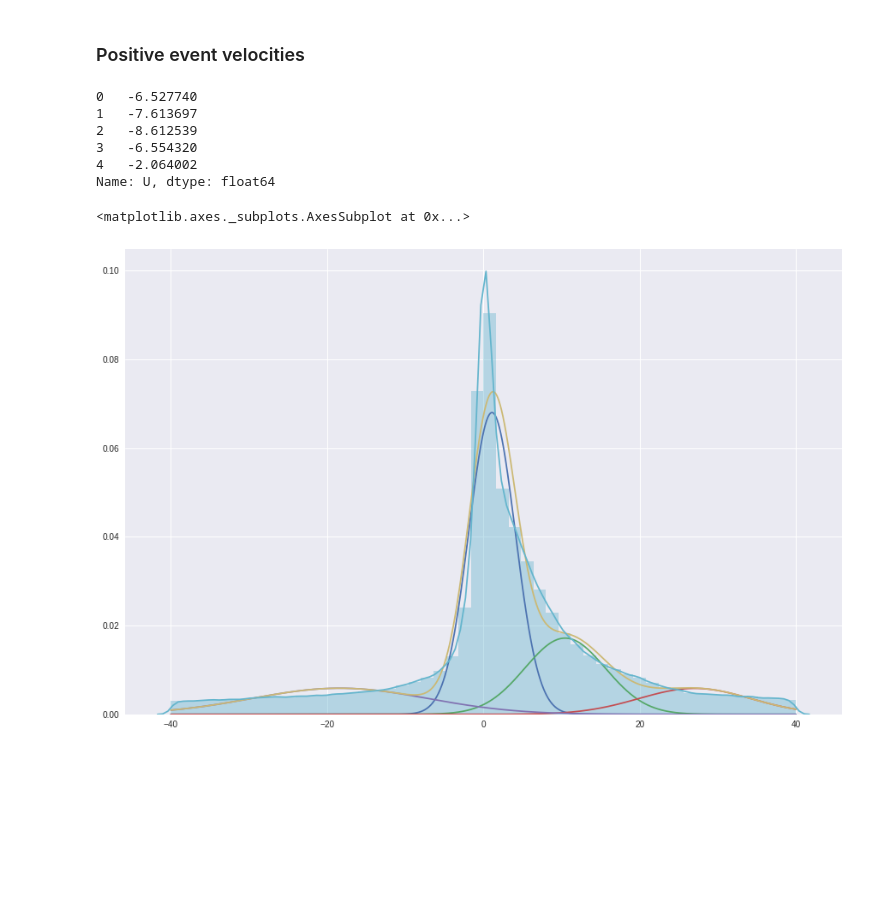
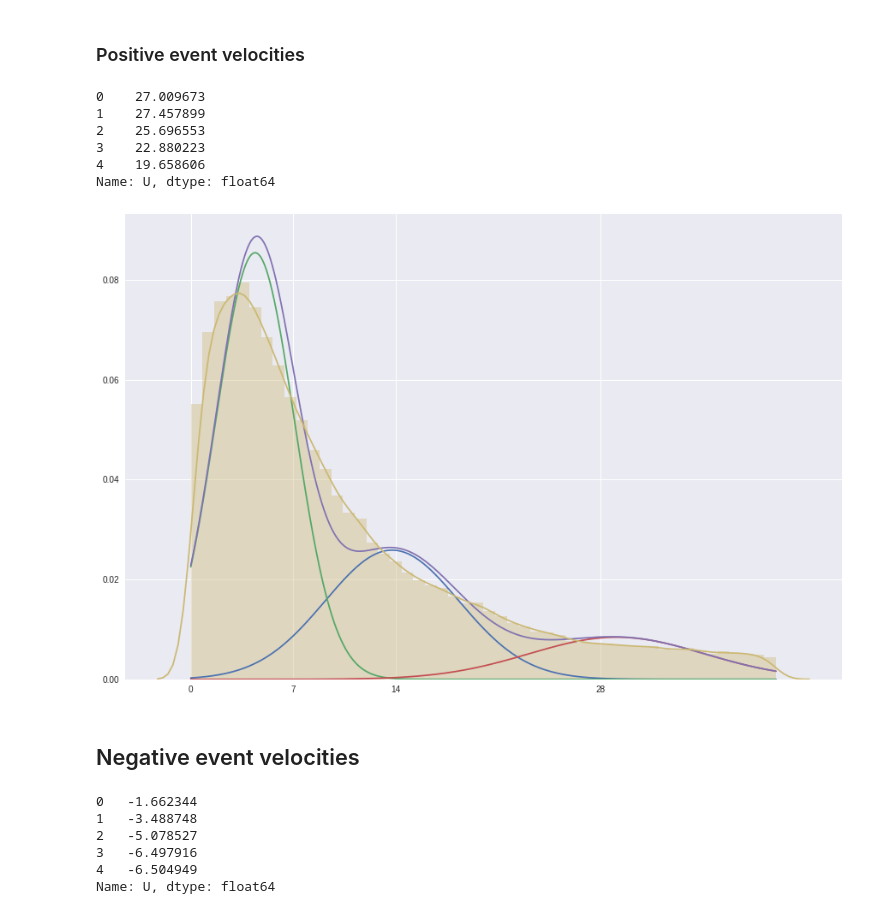
Before and after one commit to alTeska/VR_Acuity, a Jupyter notebook: notebooks/SRB_gauss_0205.ipynb, the cells around one changed output. Cells and saved outputs as stored; diff of their text form; code cells hidden in the pictures; blank space fills up the shorter version.

Commit message:
3 gaussian options

```diff
--- a/notebooks/SRB_gauss_0205.ipynb
+++ b/notebooks/SRB_gauss_0205.ipynb
@@ -195,7 +116,7 @@ plt.show()
 [figure]
 # %%
 # fit models with 1-10 components
-N = np.arange(1, 7)
+N = np.arange(1, 8)
 models = [None for i in range(len(N))]
 
 data = data.reshape(-1, 1)
@@ -234,0 +160,4 @@ sns.distplot(data)
+# %%
+data = data.reshape(-1, 1)
+model = sklearn.mixture.GaussianMixture(6).fit(data)
+fitted = model
@@ -235,19 +185,19 @@ sns.distplot(data)
 # %% [markdown]
 ### Positive event velocities
 # %%
-maskplus = (rat_s.visible == True) & (np.abs(rat_s.U) < 40) & (rat_s.speed >= 0) & (np.abs(rat_s.U) >= 0)
+maskplus = (rat_s.visible == True) & (np.abs(rat_s.U) < 40) & (rat_s.speed > 0) & (rat_s.U > 0)
 data = rat_s[maskplus].reset_index().U
 data.head()
 # %% [output]
-0   -6.527740
-1   -7.613697
-2   -8.612539
-3   -6.554320
-4   -2.064002
+0    27.009673
+1    27.457899
+2    25.696553
+3    22.880223
+4    19.658606
 Name: U, dtype: float64
 # %%
 # fit models with 1-10 components
-N = np.arange(1, 5)
+N = np.arange(1, 4)
 models = [None for i in range(len(N))]
 
 data = data.reshape(-1, 1)
@@ -263,24 +213,35 @@ fitted = models[np.argmin(BIC)]
 # %%
 data_range = np.arange(data.min(),data.max(),0.01)
 mixture = np.arange(data.min(),data.max(),0.01) * 0
 
-
-plt.figure(figsize=(15, 10))
+fig, ax = plt.subplots(figsize=(15, 10));
+ax.set_xticks([-28, -14, -7, 0 , 7, 14, 28]);
 
 for ind in range(fitted.n_components):
 
     weight = fitted.weights_[ind]
     mean = fitted.means_[ind, 0]
     var = np.sqrt(fitted.covariances_[ind, 0, 0])  # scipy pdf function accepts std and not variance
 
     plt.plot(np.arange(data.min(),data.max(),0.01), weight * norm.pdf(data_range, mean, var))
 
     mixture += weight * norm.pdf(data_range, mean, var)
 
 
 plt.plot(np.arange(data.min(),data.max(),0.01), mixture);
-plt.legend
-sns.distplot(data)
+sns.distplot(data);
 # %% [output]
-<matplotlib.axes._subplots.AxesSubplot at 0x...>
-[figure, old version]
+[figure, new version]
+# %% [markdown]
+## Negative event velocities
+# %%
+maskplus = (rat_s.visible == True) & (np.abs(rat_s.U) < 40) & (rat_s.speed <0) & (rat_s.U < 0)
+data = rat_s[maskplus].reset_index().U
+data.head()
+# %% [output]
+0   -1.662344
+1   -3.488748
+2   -5.078527
+3   -6.497916
+4   -6.504949
+Name: U, dtype: float64
```
Also changed, not shown: parts of 20 cells of this notebook.
